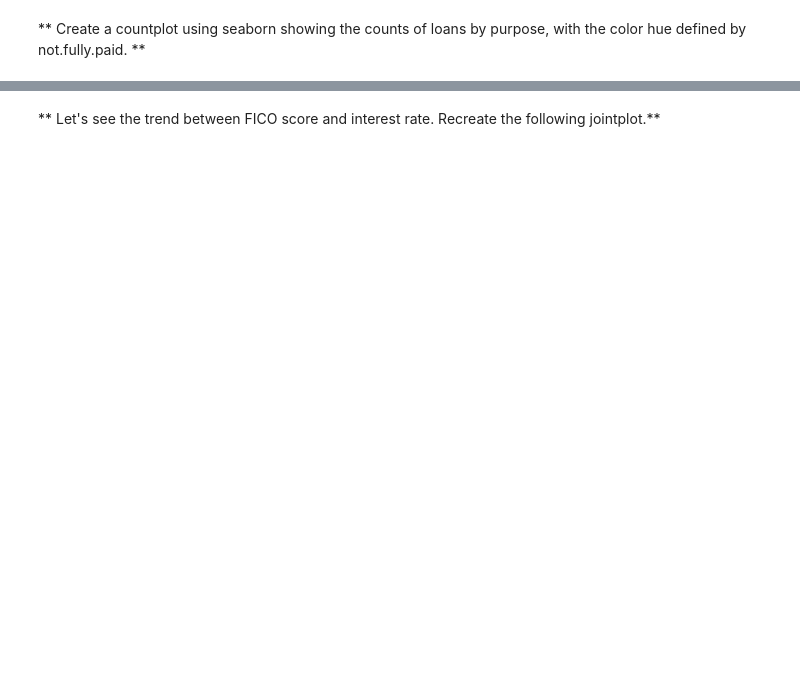
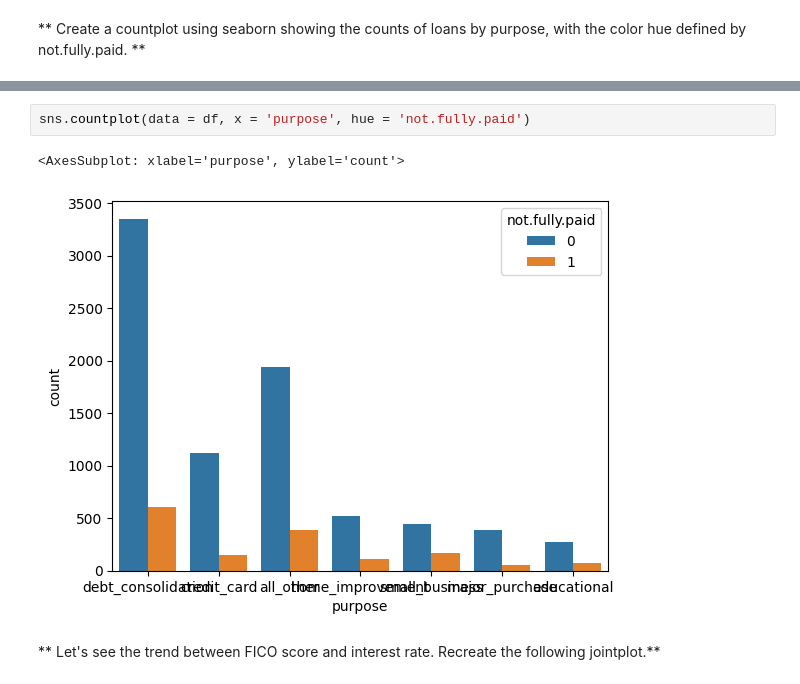
Before and after one commit to Shlok-21/MyLearningNotebooks, a Jupyter notebook: 04 -Decision Trees and Random Forest Project.ipynb, the cells around one changed output, grey strips where cells are left out. Drawn from its saved outputs; the diff is of its cells as text; blank space fills up the shorter version.

```diff
--- a/04 -Decision Trees and Random Forest Project.ipynb
+++ b/04 -Decision Trees and Random Forest Project.ipynb
@@ -102,2 +109,7 @@ Let's do some data visualization! We'll use seaborn and pandas built-in plotting
+# %%
+sns.countplot(data = df, x = 'purpose', hue = 'not.fully.paid')
+# %% [output]
+<AxesSubplot: xlabel='purpose', ylabel='count'>
+[figure, added]
 # %% [markdown]
 ** Let's see the trend between FICO score and interest rate. Recreate the following jointplot.**
```
Also changed, not shown: parts of 45 cells of this notebook, 1 other file.
